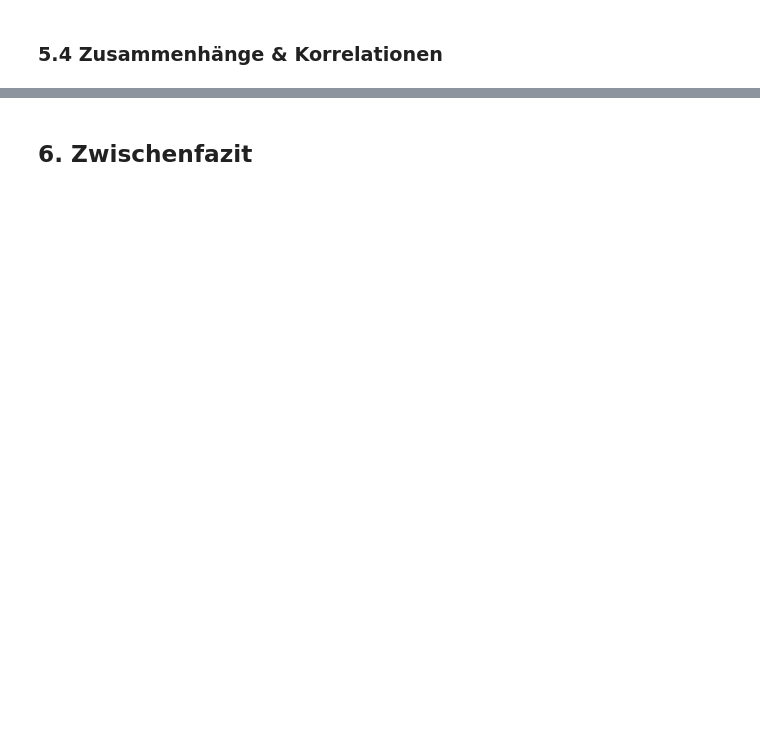
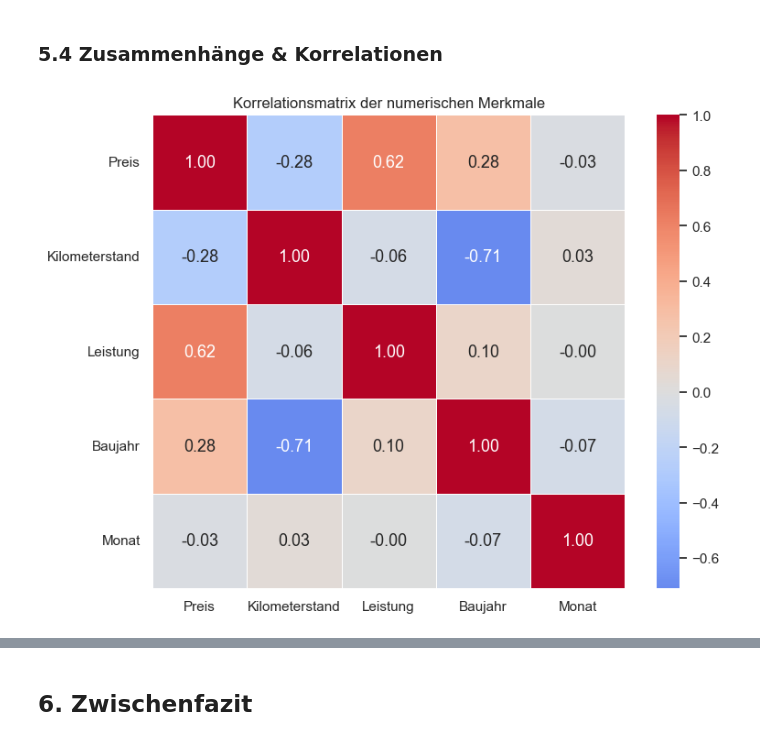
Before and after one commit to 1Zippel4/preisanalyse-autoscout24, a Jupyter notebook: notebooks/01_eda.ipynb, the cells around one changed output, grey strips where cells are left out. Drawn from its saved outputs; the diff is of its cells as text; code cells hidden in the pictures; blank space fills up the shorter version.

```diff
--- a/notebooks/01_eda.ipynb
+++ b/notebooks/01_eda.ipynb
@@ -618,2 +645,19 @@ Median fast doppelt so viel wie Fahrzeuge mit Schaltgetriebe (26.990 € gegenü
 # %% [markdown]
 ### 5.4 Zusammenhänge & Korrelationen
+# %%
+# Korrelationsmatrix mit lesbaren deutschen Bezeichnungen
+labels = {"price_in_euro": "Preis", "mileage_in_km": "Kilometerstand",
+          "power_ps": "Leistung", "year": "Baujahr", "registration_month": "Monat"}
+korr = df_clean[list(labels.keys())].corr()
+korr.index = korr.columns = list(labels.values())
+
+plt.figure(figsize=(8, 6))
+sns.heatmap(korr, annot=True, fmt=".2f", cmap="coolwarm", center=0,
+            annot_kws={"size": 13}, linewidths=0.5, square=True)
+plt.yticks(rotation=0)
+plt.title("Korrelationsmatrix der numerischen Merkmale")
+plt.tight_layout()
+plt.savefig(IMG_DIR / "11_korrelation.png", dpi=150, bbox_inches="tight")
+plt.show()
+# %% [output]
+[figure, added]
```
Also changed, not shown: parts of 7 cells of this notebook, 7 other files.
